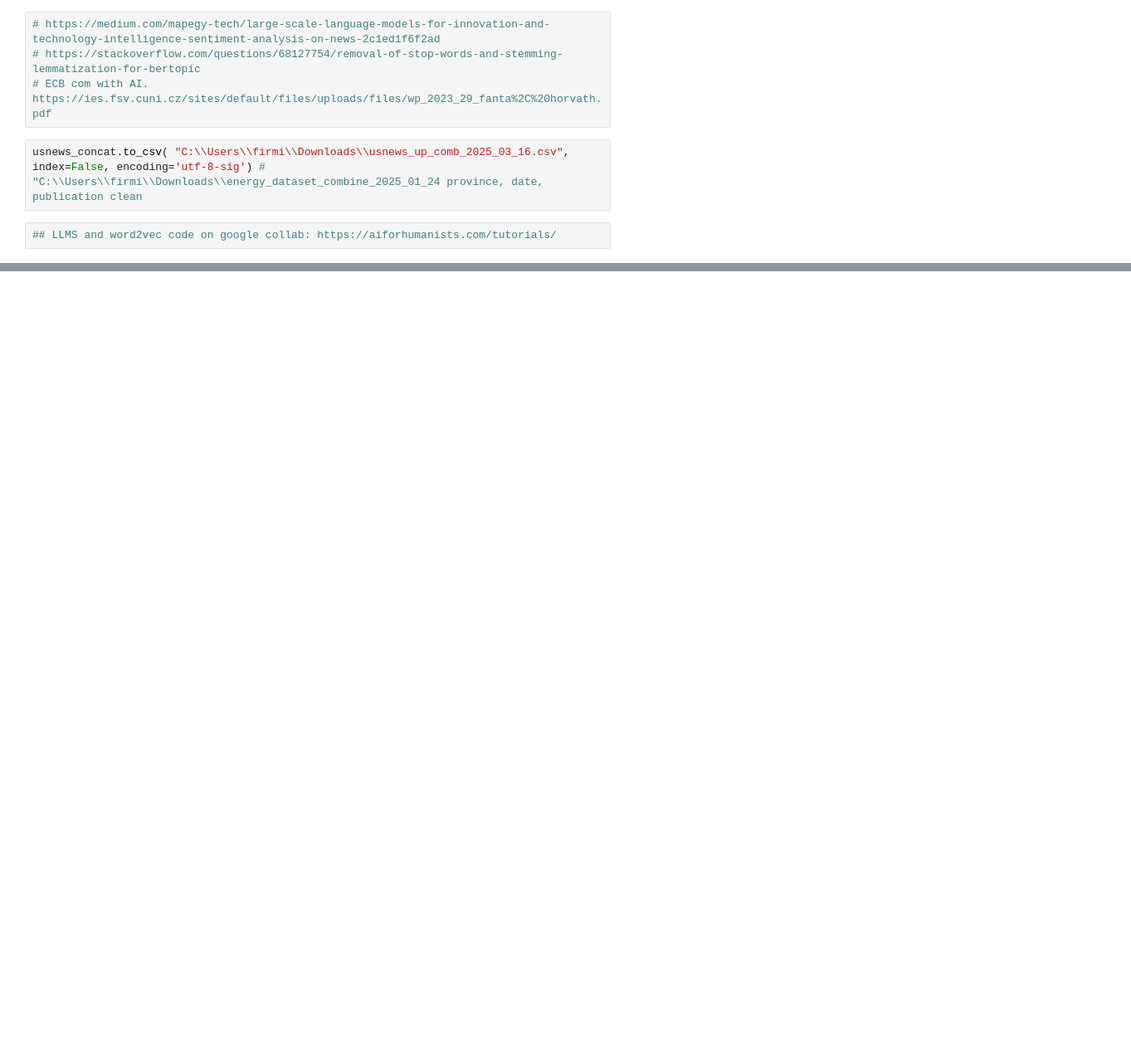
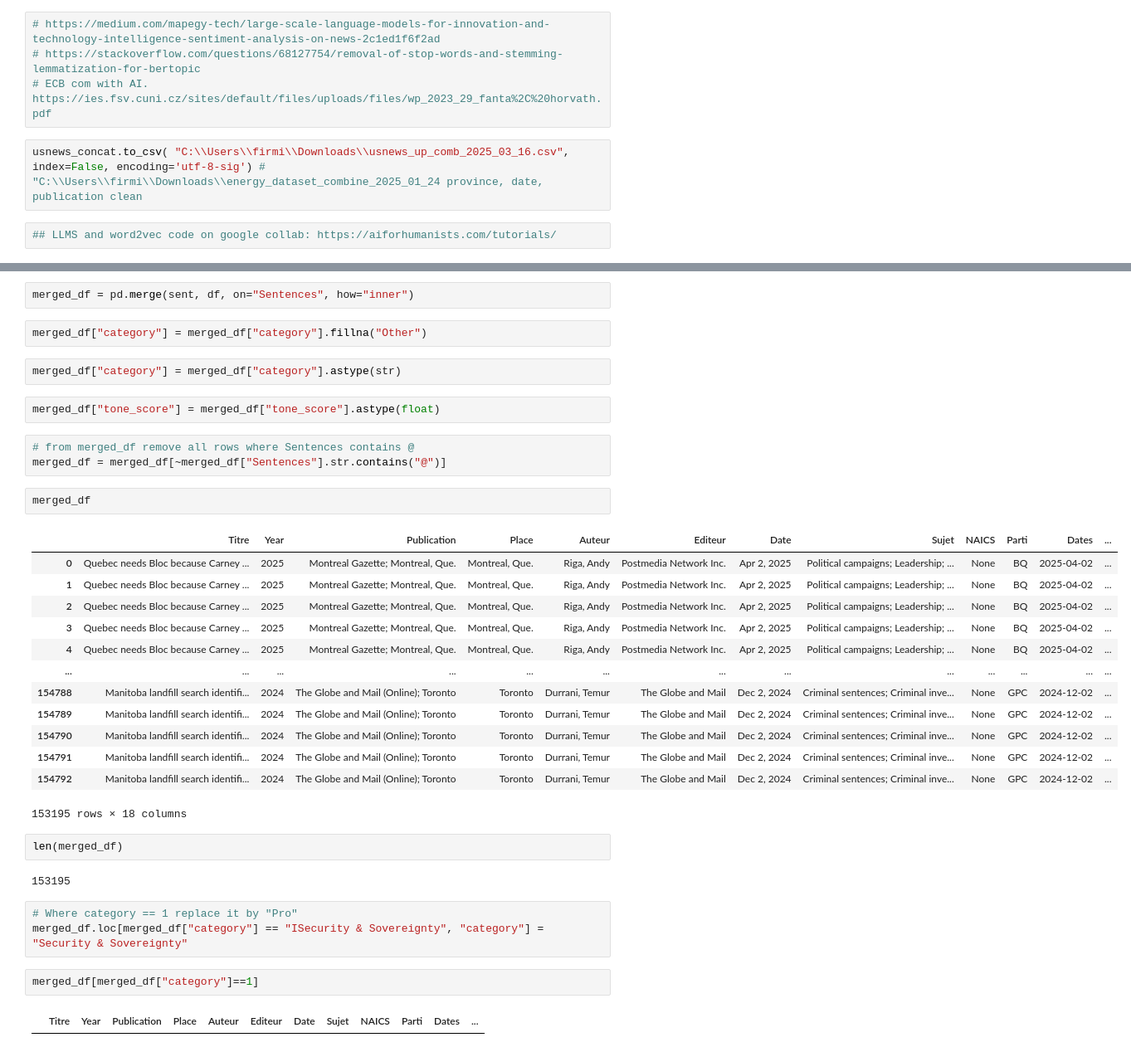
Before and after one commit to beethogedeon/PoliSpy, a Jupyter notebook: notebooks/data_combine_publication_tarifs_data_08_02_2025.ipynb, the cells around one changed output, grey strips where cells are left out. Shown at 83% size. Cells and saved outputs as stored; diff of their text form; blank space fills up the shorter version.

```diff
--- a/notebooks/data_combine_publication_tarifs_data_08_02_2025.ipynb
+++ b/notebooks/data_combine_publication_tarifs_data_08_02_2025.ipynb
@@ -279,0 +636,38 @@ usnews_concat.to_csv( "C:\\Users\\firmi\\Downloads\\usnews_up_comb_2025_03_16.cs
+# %%
+merged_df = pd.merge(sent, df, on="Sentences", how="inner")
+# %%
+merged_df["category"] = merged_df["category"].fillna("Other")
+# %%
+merged_df["category"] = merged_df["category"].astype(str)
+# %%
+merged_df["tone_score"] = merged_df["tone_score"].astype(float)
+# %%
+# from merged_df remove all rows where Sentences contains @
+merged_df = merged_df[~merged_df["Sentences"].str.contains("@")]
+# %%
+merged_df
+# %% [output]
+|  | Titre | Year | Publication | Place | Auteur | Editeur | Date | Sujet | NAICS | Parti | Dates | ... |
+| 0 | Quebec needs Bloc because Carney ... | 2025 | Montreal Gazette; Montreal, Que. | Montreal, Que. | Riga, Andy | Postmedia Network Inc. | Apr 2, 2025 | Political campaigns; Leadership; ... | None | BQ | 2025-04-02 | ... |
+| 1 | Quebec needs Bloc because Carney ... | 2025 | Montreal Gazette; Montreal, Que. | Montreal, Que. | Riga, Andy | Postmedia Network Inc. | Apr 2, 2025 | Political campaigns; Leadership; ... | None | BQ | 2025-04-02 | ... |
+| 2 | Quebec needs Bloc because Carney ... | 2025 | Montreal Gazette; Montreal, Que. | Montreal, Que. | Riga, Andy | Postmedia Network Inc. | Apr 2, 2025 | Political campaigns; Leadership; ... | None | BQ | 2025-04-02 | ... |
+| 3 | Quebec needs Bloc because Carney ... | 2025 | Montreal Gazette; Montreal, Que. | Montreal, Que. | Riga, Andy | Postmedia Network Inc. | Apr 2, 2025 | Political campaigns; Leadership; ... | None | BQ | 2025-04-02 | ... |
+| 4 | Quebec needs Bloc because Carney ... | 2025 | Montreal Gazette; Montreal, Que. | Montreal, Que. | Riga, Andy | Postmedia Network Inc. | Apr 2, 2025 | Political campaigns; Leadership; ... | None | BQ | 2025-04-02 | ... |
+| ... | ... | ... | ... | ... | ... | ... | ... | ... | ... | ... | ... | ... |
+| 154788 | Manitoba landfill search identifi... | 2024 | The Globe and Mail (Online); Toronto | Toronto | Durrani, Temur | The Globe and Mail | Dec 2, 2024 | Criminal sentences; Criminal inve... | None | GPC | 2024-12-02 | ... |
+| 154789 | Manitoba landfill search identifi... | 2024 | The Globe and Mail (Online); Toronto | Toronto | Durrani, Temur | The Globe and Mail | Dec 2, 2024 | Criminal sentences; Criminal inve... | None | GPC | 2024-12-02 | ... |
+| 154790 | Manitoba landfill search identifi... | 2024 | The Globe and Mail (Online); Toronto | Toronto | Durrani, Temur | The Globe and Mail | Dec 2, 2024 | Criminal sentences; Criminal inve... | None | GPC | 2024-12-02 | ... |
+| 154791 | Manitoba landfill search identifi... | 2024 | The Globe and Mail (Online); Toronto | Toronto | Durrani, Temur | The Globe and Mail | Dec 2, 2024 | Criminal sentences; Criminal inve... | None | GPC | 2024-12-02 | ... |
+| 154792 | Manitoba landfill search identifi... | 2024 | The Globe and Mail (Online); Toronto | Toronto | Durrani, Temur | The Globe and Mail | Dec 2, 2024 | Criminal sentences; Criminal inve... | None | GPC | 2024-12-02 | ... |
+153195 rows × 18 columns
+# %%
+len(merged_df)
+# %% [output]
+153195
+# %%
+# Where category == 1 replace it by "Pro"
+merged_df.loc[merged_df["category"] == "ISecurity & Sovereignty", "category"] = "Security & Sovereignty"
+# %%
+merged_df[merged_df["category"]==1]
+# %% [output]
+|  | Titre | Year | Publication | Place | Auteur | Editeur | Date | Sujet | NAICS | Parti | Dates | ... |
```
Also changed, not shown: parts of 42 cells of this notebook, 43 other files.
